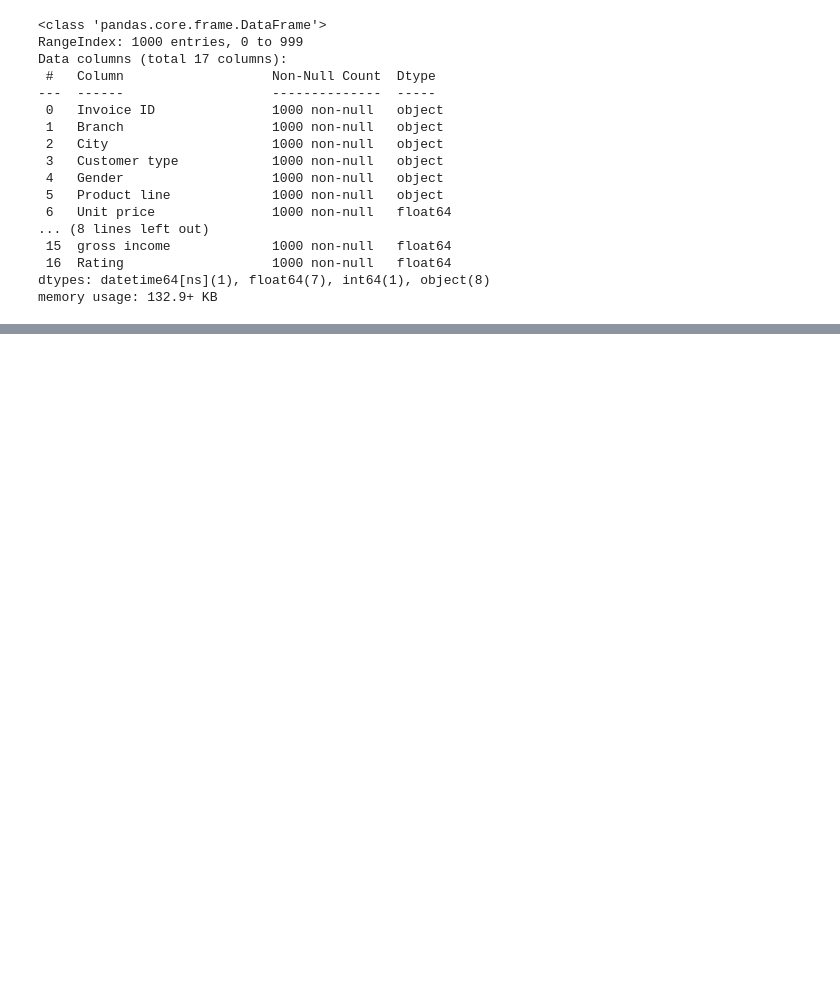
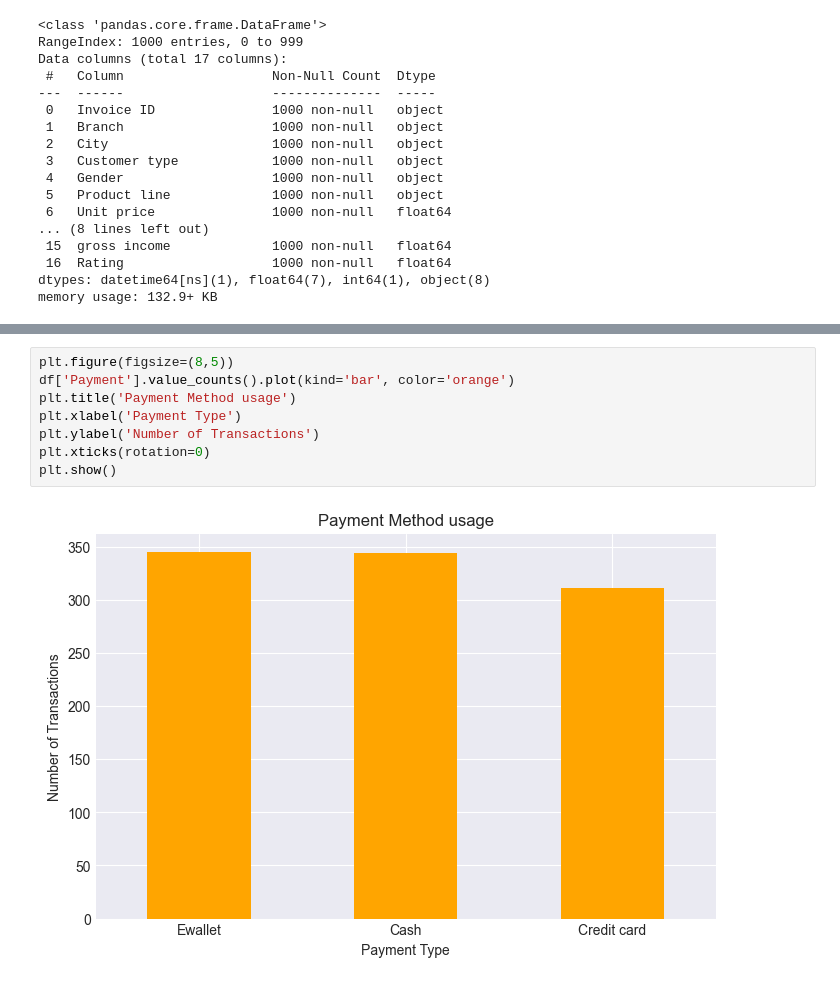
Before and after one commit to khansaquib765-crypto/OIBSIB1, a Jupyter notebook: TASK 1_EDA_RETAIL/saquib khan_task1.ipynb, the cells around one changed output, grey strips where cells are left out. Drawn from its saved outputs; the diff is of its cells as text; blank space fills up the shorter version.

```diff
--- a/TASK 1_EDA_RETAIL/saquib khan_task1.ipynb
+++ b/TASK 1_EDA_RETAIL/saquib khan_task1.ipynb
@@ -133,0 +189,10 @@ memory usage: 132.9+ KB
+# %%
+plt.figure(figsize=(8,5))
+df['Payment'].value_counts().plot(kind='bar', color='orange')
+plt.title('Payment Method usage')
+plt.xlabel('Payment Type')
+plt.ylabel('Number of Transactions')
+plt.xticks(rotation=0)
+plt.show()
+# %% [output]
+[figure, added]
```
Also changed, not shown: parts of 6 cells of this notebook.
